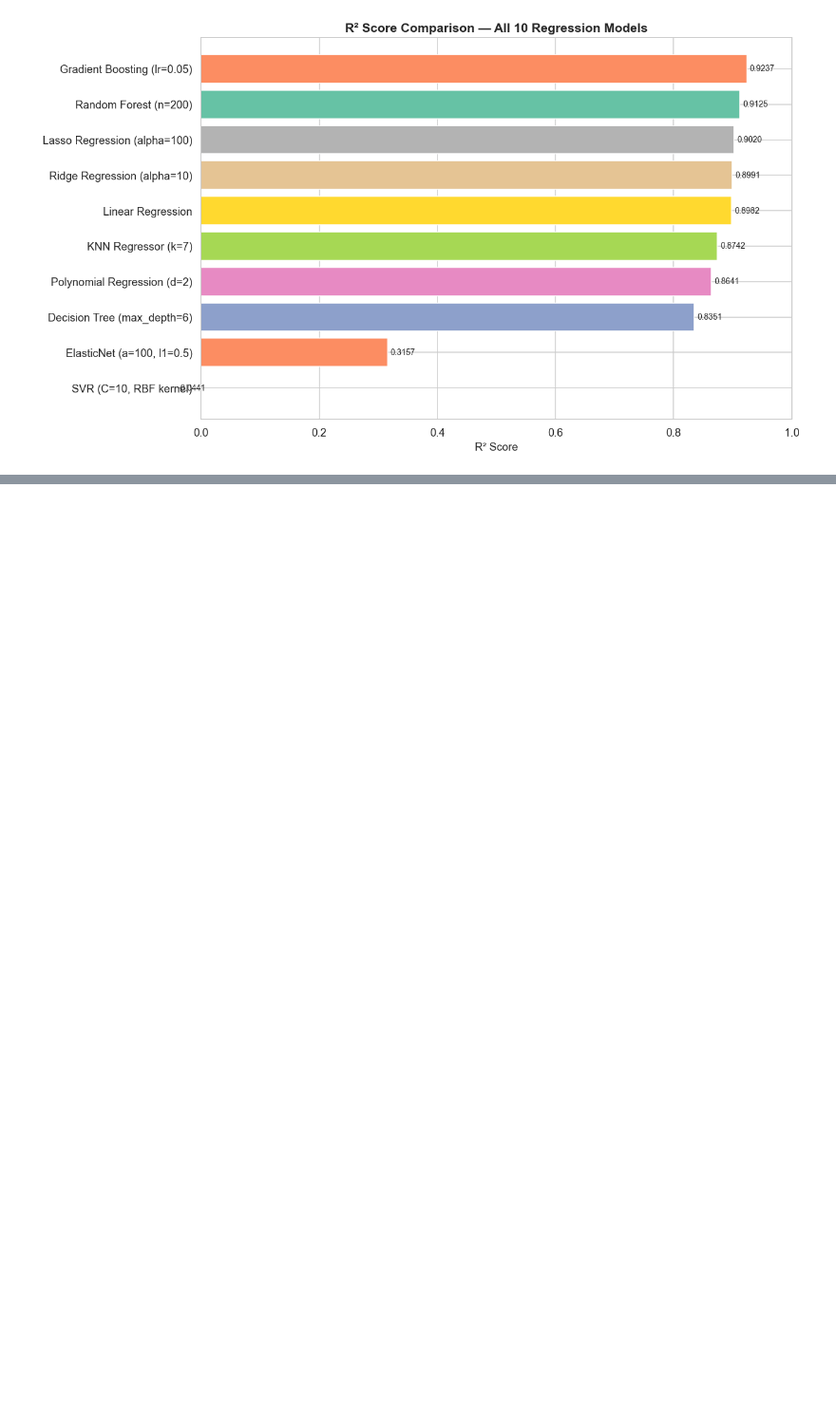
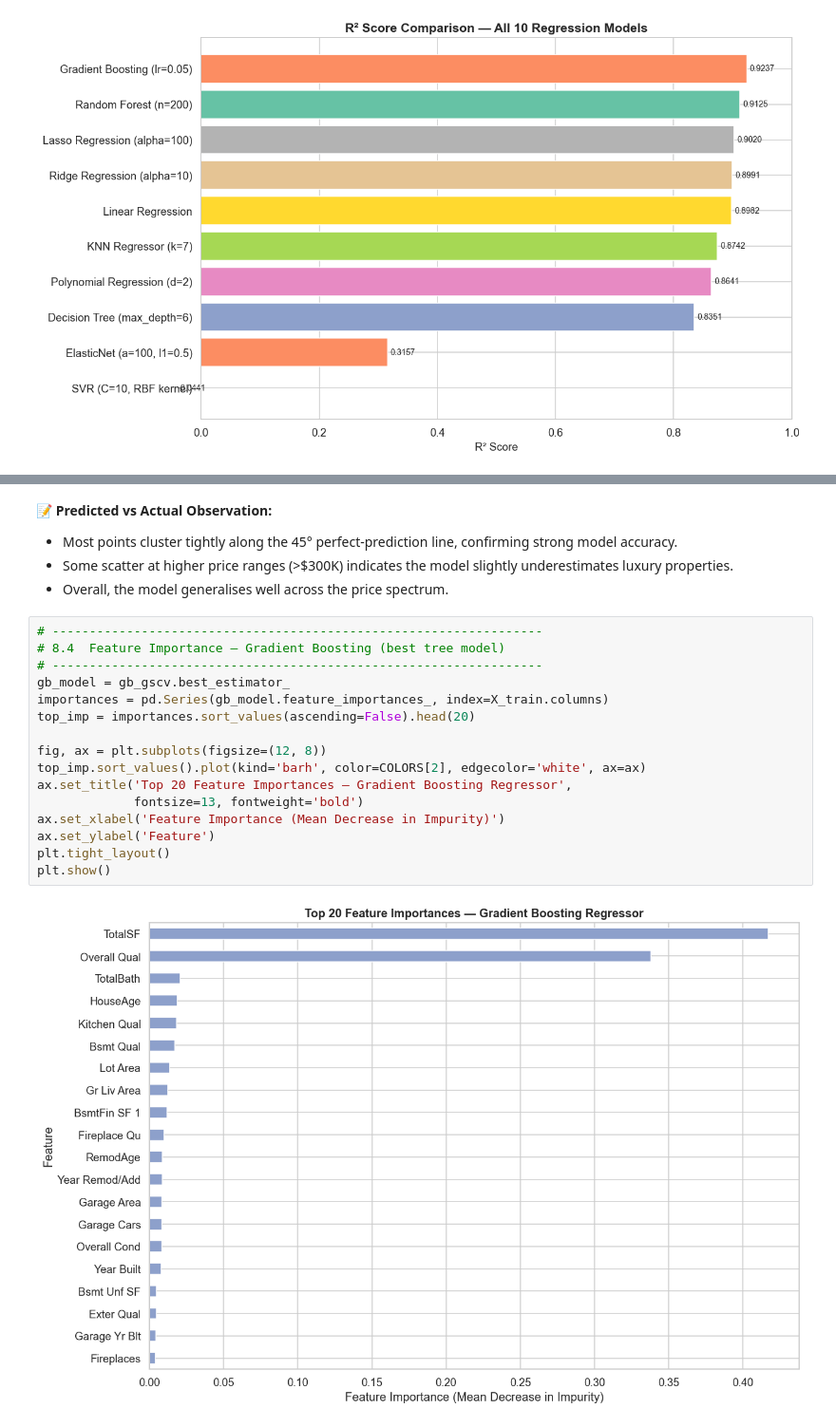
Before and after one commit to gauresh1036/ML_Capstone, a Jupyter notebook: notebooks/regression.ipynb, the cells around one changed output, grey strips where cells are left out. Shown at 95% size. Cells and saved outputs as stored; diff of their text form; blank space fills up the shorter version.

```diff
--- a/notebooks/regression.ipynb
+++ b/notebooks/regression.ipynb
@@ -927,0 +1136,23 @@ plt.show()
+# %% [markdown]
+**📝 Predicted vs Actual Observation:**
+- Most points cluster tightly along the 45° perfect-prediction line, confirming strong model accuracy.
+- Some scatter at higher price ranges (>\$300K) indicates the model slightly underestimates luxury properties.
+- Overall, the model generalises well across the price spectrum.
+# %%
+# ------------------------------------------------------------------
+# 8.4  Feature Importance — Gradient Boosting (best tree model)
+# ------------------------------------------------------------------
+gb_model = gb_gscv.best_estimator_
+importances = pd.Series(gb_model.feature_importances_, index=X_train.columns)
+top_imp = importances.sort_values(ascending=False).head(20)
+
+fig, ax = plt.subplots(figsize=(12, 8))
+top_imp.sort_values().plot(kind='barh', color=COLORS[2], edgecolor='white', ax=ax)
+ax.set_title('Top 20 Feature Importances — Gradient Boosting Regressor',
+             fontsize=13, fontweight='bold')
+ax.set_xlabel('Feature Importance (Mean Decrease in Impurity)')
+ax.set_ylabel('Feature')
+plt.tight_layout()
+plt.show()
+# %% [output]
+[figure, added]
```
Also changed, not shown: parts of 14 cells of this notebook, 2 other files.
